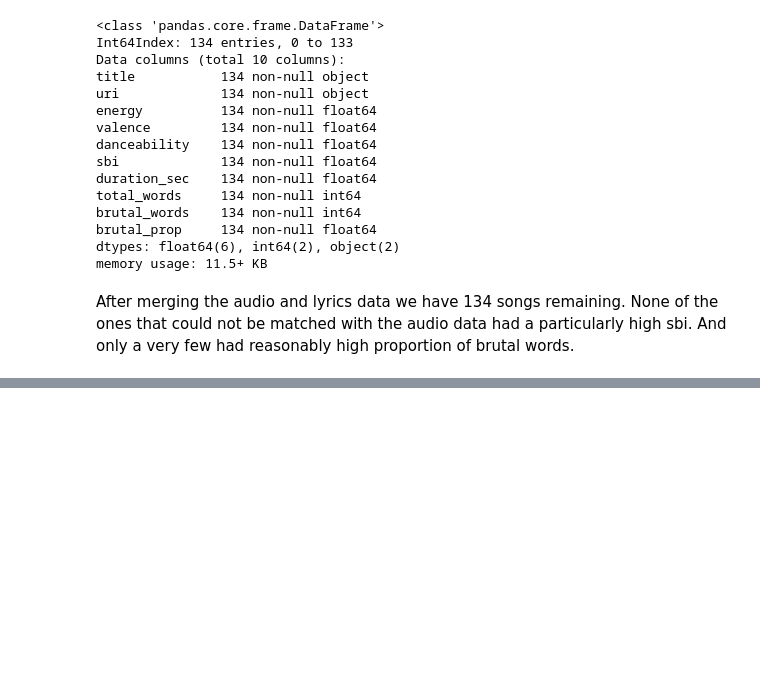
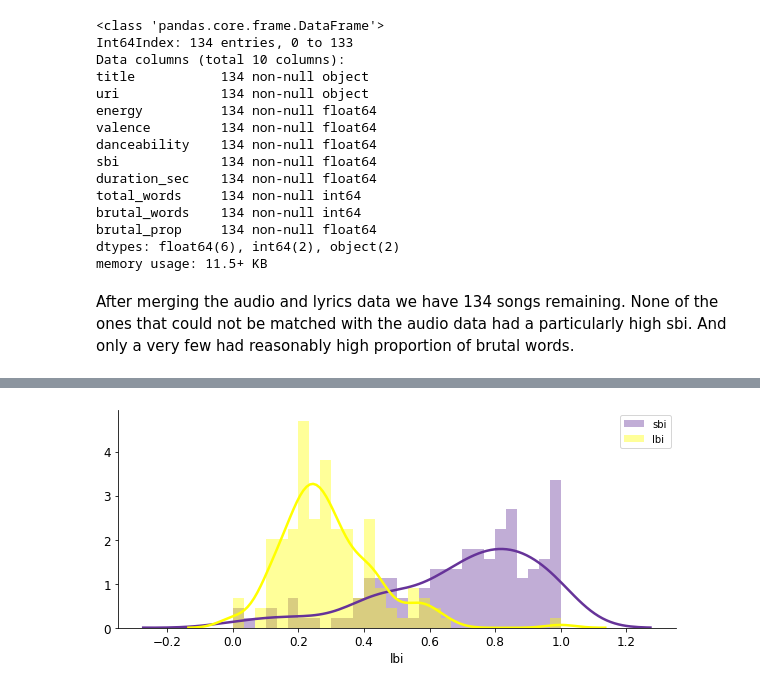
Before and after one commit to rbuerki/most-brutal-cannibal-corpse, a Jupyter notebook: 2-Text-Analysis-Lyrics.ipynb, the cells around one changed output, grey strips where cells are left out. Drawn from its saved outputs; the diff is of its cells as text; code cells hidden in the pictures; blank space fills up the shorter version.

```diff
--- a/2-Text-Analysis-Lyrics.ipynb
+++ b/2-Text-Analysis-Lyrics.ipynb
@@ -447,0 +452,8 @@ LBI HAS TO BE NORMALIZED???, SBI TOO???
+# %%
+# Visualize distribution of lbi and sbi AFTER normalization
+fig, ax = plt.subplots(figsize=(10,4))
+sns.distplot(song_data['sbi'], color='rebeccapurple', bins=30, label='sbi')
+sns.distplot(song_data['lbi'], color='yellow', bins=30, label='lbi');
+ax.legend();
+# %% [output]
+[figure, added]
```
Also changed, not shown: parts of 20 cells of this notebook.
